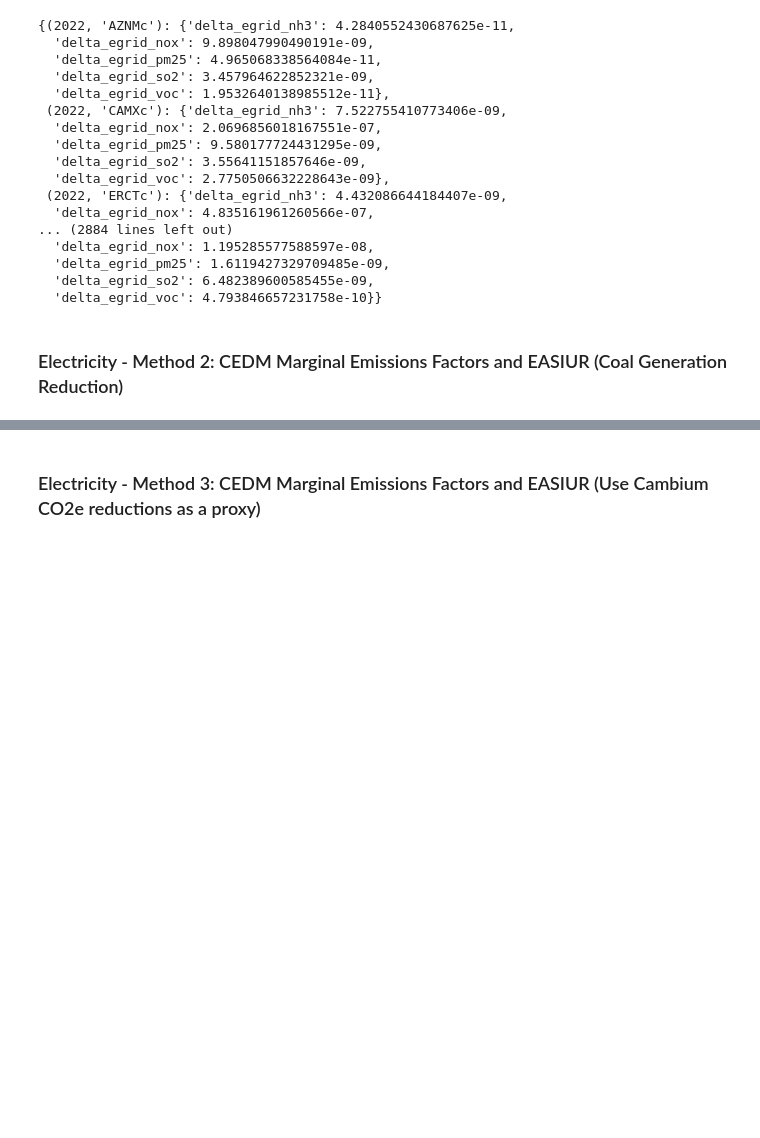
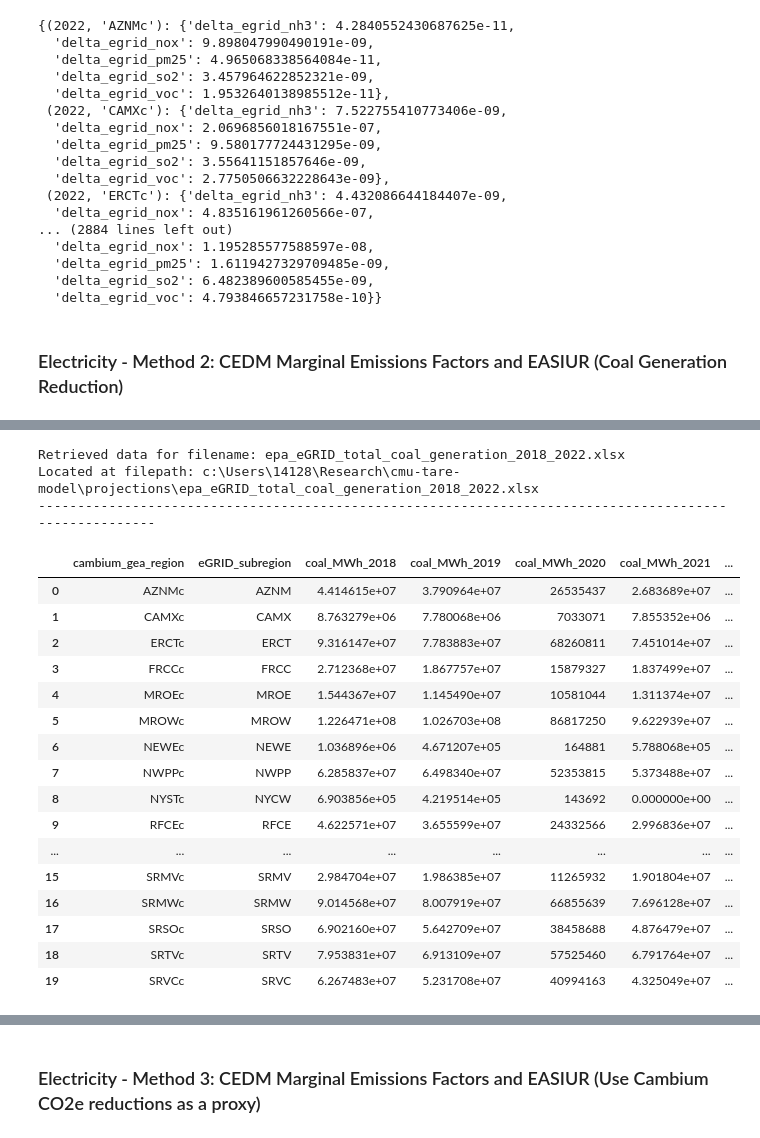
Before and after one commit to jordan-joseph126/cmu-tare-model, a Jupyter notebook: tare_baseline_cambium_v1.5.ipynb, the cells around one changed output, grey strips where cells are left out. Cells and saved outputs as stored; diff of their text form; code cells hidden in the pictures; blank space fills up the shorter version.

```diff
--- a/tare_baseline_cambium_v1.5.ipynb
+++ b/tare_baseline_cambium_v1.5.ipynb
@@ -1390,0 +1119,54 @@ def calculate_damages_grid_scenario(df_copy, df_summary, menu_mp, td_losses_mult
+# %%
+# EPA eGRID Coal Generation Data for 2018 to 2022 ()
+filename = 'epa_eGRID_total_coal_generation_2018_2022.xlsx'
+relative_path = os.path.join(r"projections", filename)
+file_path = os.path.join(project_root, relative_path)
+df_epa_eGRID_COAL_processed = pd.read_excel(io=file_path, sheet_name='coal_generation_2018_2022')
+
+print(f"""
+Retrieved data for filename: {filename}
+Located at filepath: {file_path}
+-------------------------------------------------------------------------------------------------------
+""")
+
+# Apply the mapping to the 'cambium_gea_region' column
+df_epa_eGRID_COAL_processed['cambium_gea_region'] = df_epa_eGRID_COAL_processed['eGRID_subregion'].map(mapping)
+
+# Drop rows where 'cambium_gea_region' is None (regions not included in the mapping)
+df_epa_eGRID_COAL_processed = df_epa_eGRID_COAL_processed.dropna(subset=['cambium_gea_region'])
+
+# Group by 'cambium_gea_region' and aggregate
+df_epa_eGRID_COAL_processed = (
+    df_epa_eGRID_COAL_processed
+    .groupby('cambium_gea_region', as_index=False)
+    .agg({
+        'eGRID_subregion': 'first',  # Retain the first value (or use a different strategy)
+        'coal_MWh_2018': 'sum',
+        'coal_MWh_2019': 'sum',
+        'coal_MWh_2020': 'sum',
+        'coal_MWh_2021': 'sum',
+        'coal_MWh_2022': 'sum'
+    })
+)
+df_epa_eGRID_COAL_processed
+# %% [output]
+Retrieved data for filename: epa_eGRID_total_coal_generation_2018_2022.xlsx
+Located at filepath: c:\Users\14128\Research\cmu-tare-model\projections\epa_eGRID_total_coal_generation_2018_2022.xlsx
+-------------------------------------------------------------------------------------------------------
+|  | cambium_gea_region | eGRID_subregion | coal_MWh_2018 | coal_MWh_2019 | coal_MWh_2020 | coal_MWh_2021 | ... |
+| 0 | AZNMc | AZNM | 4.414615e+07 | 3.790964e+07 | 26535437 | 2.683689e+07 | ... |
+| 1 | CAMXc | CAMX | 8.763279e+06 | 7.780068e+06 | 7033071 | 7.855352e+06 | ... |
+| 2 | ERCTc | ERCT | 9.316147e+07 | 7.783883e+07 | 68260811 | 7.451014e+07 | ... |
+| 3 | FRCCc | FRCC | 2.712368e+07 | 1.867757e+07 | 15879327 | 1.837499e+07 | ... |
+| 4 | MROEc | MROE | 1.544367e+07 | 1.145490e+07 | 10581044 | 1.311374e+07 | ... |
+| 5 | MROWc | MROW | 1.226471e+08 | 1.026703e+08 | 86817250 | 9.622939e+07 | ... |
+| 6 | NEWEc | NEWE | 1.036896e+06 | 4.671207e+05 | 164881 | 5.788068e+05 | ... |
+| 7 | NWPPc | NWPP | 6.285837e+07 | 6.498340e+07 | 52353815 | 5.373488e+07 | ... |
+| 8 | NYSTc | NYCW | 6.903856e+05 | 4.219514e+05 | 143692 | 0.000000e+00 | ... |
+| 9 | RFCEc | RFCE | 4.622571e+07 | 3.655599e+07 | 24332566 | 2.996836e+07 | ... |
+| ... | ... | ... | ... | ... | ... | ... | ... |
+| 15 | SRMVc | SRMV | 2.984704e+07 | 1.986385e+07 | 11265932 | 1.901804e+07 | ... |
+| 16 | SRMWc | SRMW | 9.014568e+07 | 8.007919e+07 | 66855639 | 7.696128e+07 | ... |
+| 17 | SRSOc | SRSO | 6.902160e+07 | 5.642709e+07 | 38458688 | 4.876479e+07 | ... |
+| 18 | SRTVc | SRTV | 7.953831e+07 | 6.913109e+07 | 57525460 | 6.791764e+07 | ... |
+| 19 | SRVCc | SRVC | 6.267483e+07 | 5.231708e+07 | 40994163 | 4.325049e+07 | ... |
```
Also changed, not shown: parts of 60 cells of this notebook, 20 other files.
